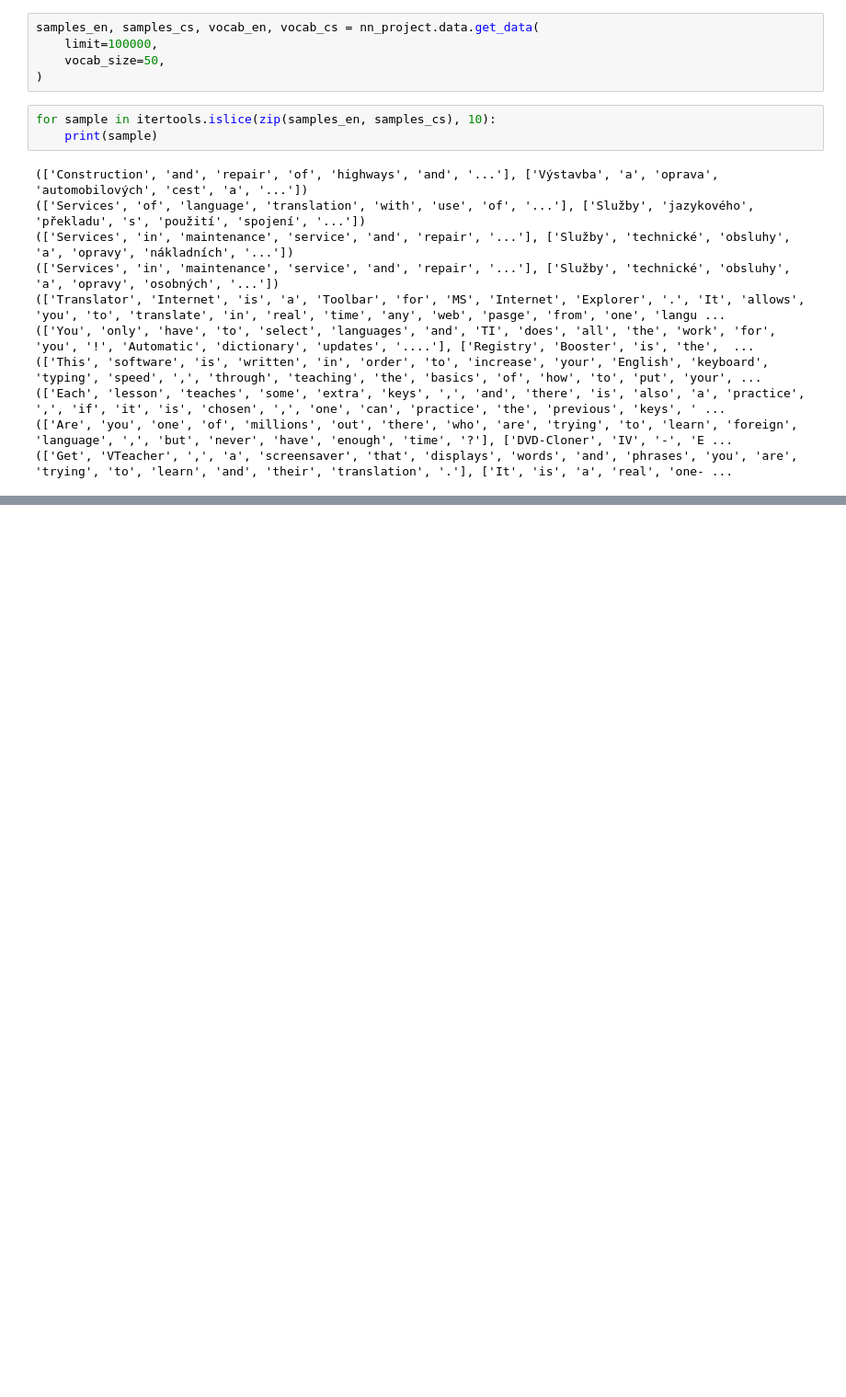
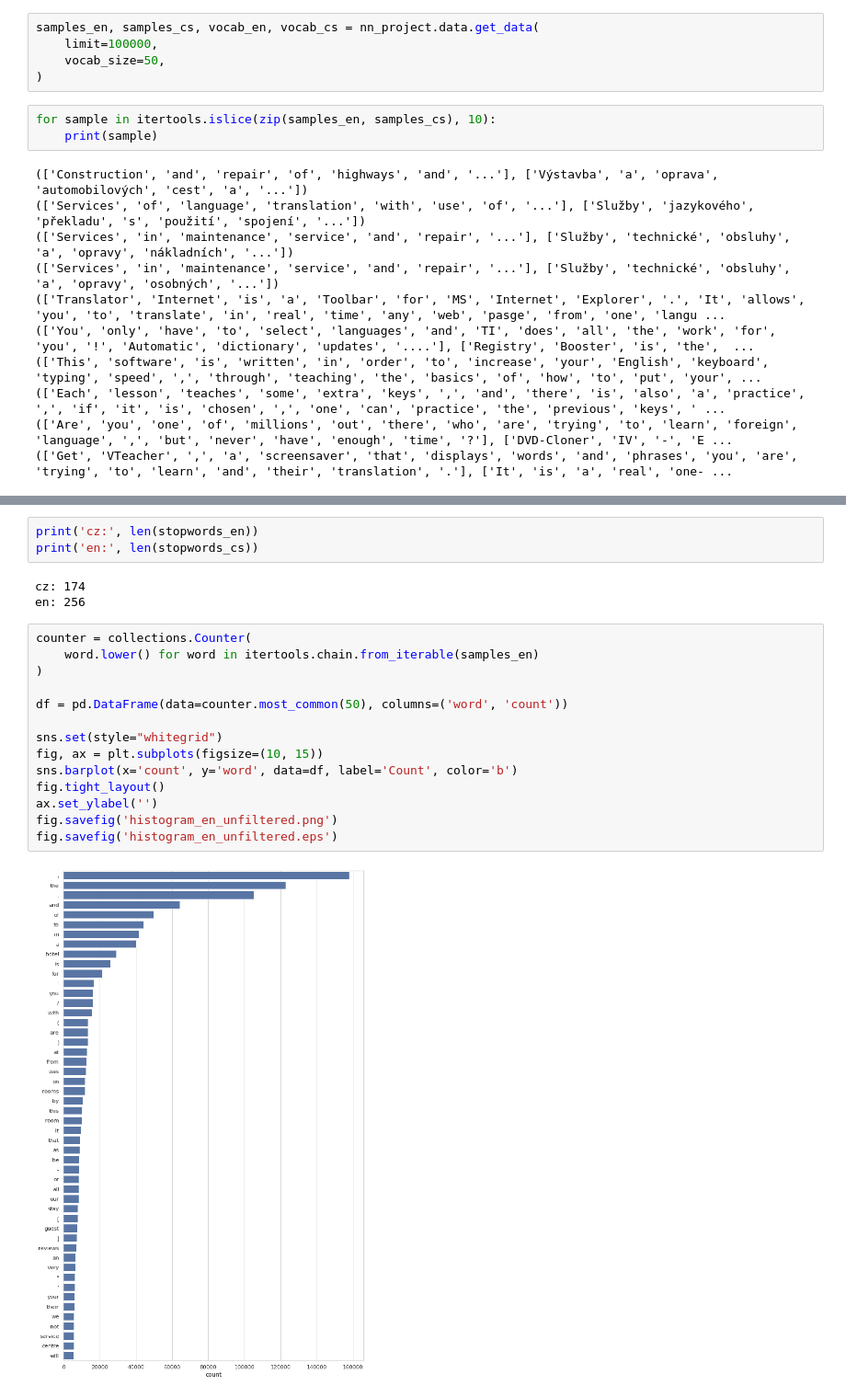
Before and after one commit to nixwill/nn-project, a Jupyter notebook: notebooks/data_analysis.ipynb, the cells around one changed output, grey strips where cells are left out. Shown: that part at 92% size. Cells and saved outputs as stored; diff of their text form; blank space fills up the shorter version.

Commit message:
Create custom jupyter notebook image and continue analysis

```diff
--- a/notebooks/data_analysis.ipynb
+++ b/notebooks/data_analysis.ipynb
@@ -67,0 +123,22 @@ for token, token_id in vocab_cs.items():
+# %%
+print('cz:', len(stopwords_en))
+print('en:', len(stopwords_cs))
+# %% [output]
+cz: 174
+en: 256
+# %%
+counter = collections.Counter(
+    word.lower() for word in itertools.chain.from_iterable(samples_en)
+)
+
+df = pd.DataFrame(data=counter.most_common(50), columns=('word', 'count'))
+
+sns.set(style="whitegrid")
+fig, ax = plt.subplots(figsize=(10, 15))
+sns.barplot(x='count', y='word', data=df, label='Count', color='b')
+fig.tight_layout()
+ax.set_ylabel('')
+fig.savefig('histogram_en_unfiltered.png')
+fig.savefig('histogram_en_unfiltered.eps')
+# %% [output]
+[figure, added]
```
Also changed, not shown: parts of 12 cells of this notebook, 15 other files.
